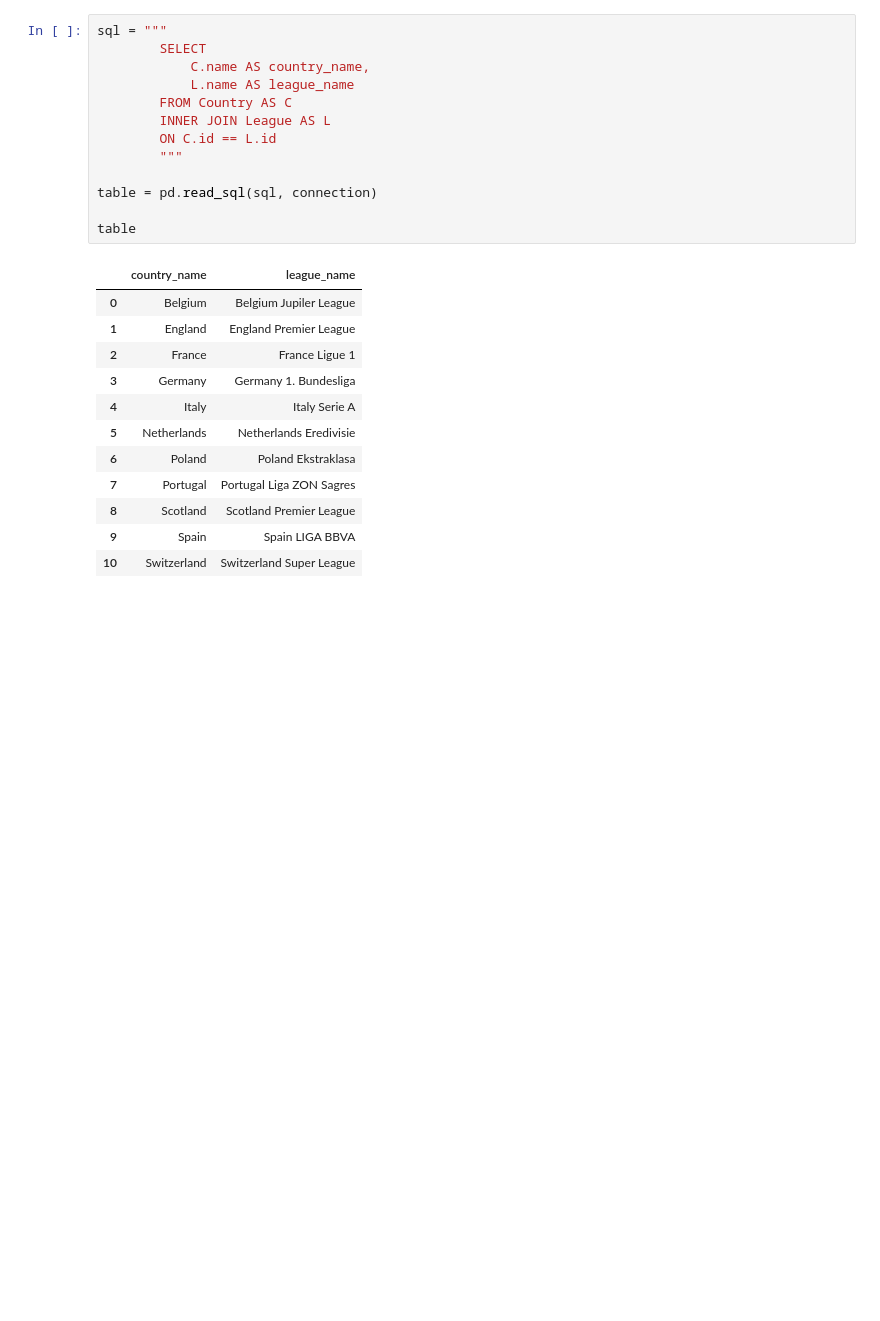
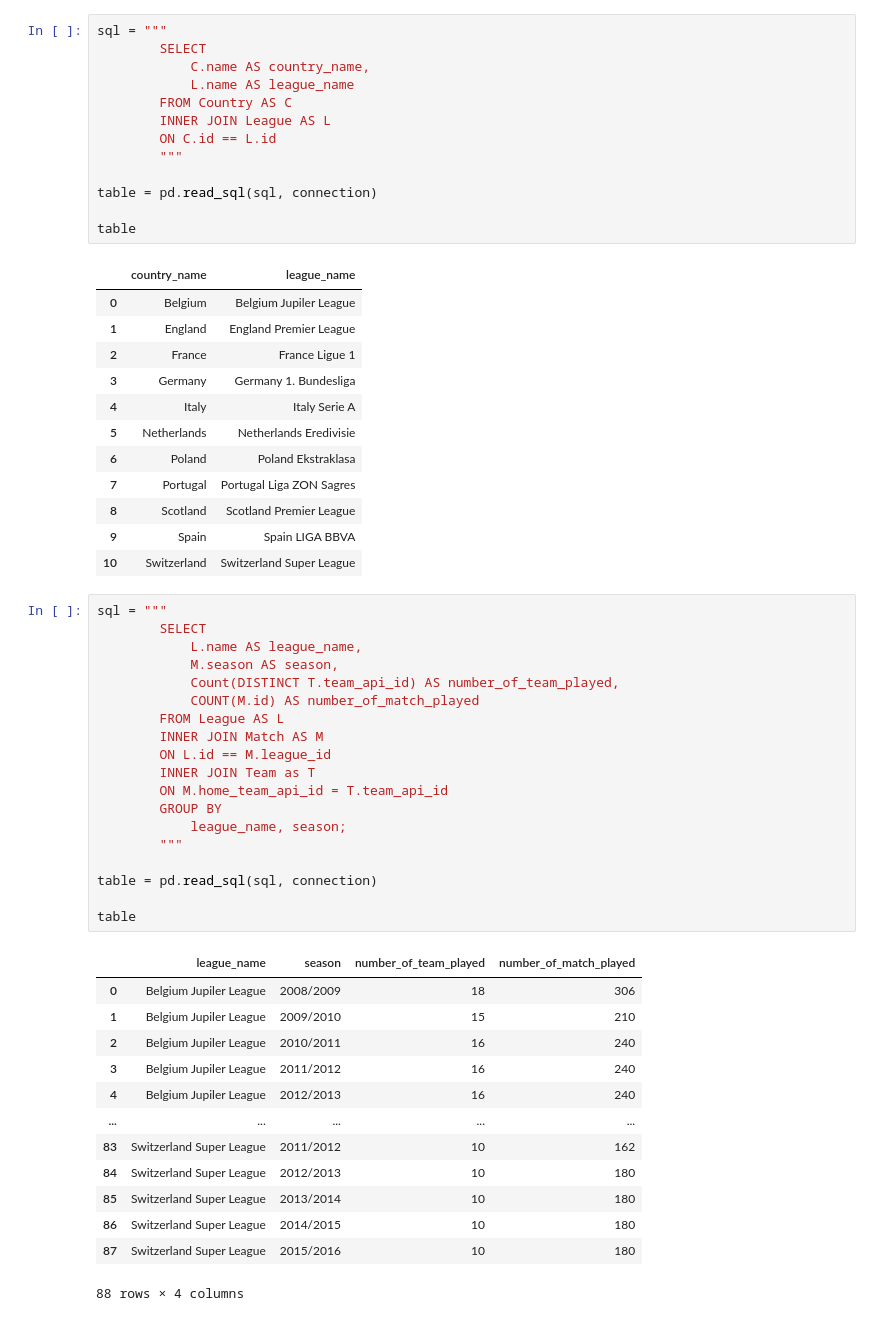
Before and after one commit to chiranjivsethi/Europian_Soccer_Analysis, a Jupyter notebook: analysis.ipynb, the cells around one changed output. Cells and saved outputs as stored; diff of their text form; blank space fills up the shorter version.

```diff
--- a/analysis.ipynb
+++ b/analysis.ipynb
@@ -58,3 +60,36 @@ table
 | 8 | Scotland | Scotland Premier League |
 | 9 | Spain | Spain LIGA BBVA |
 | 10 | Switzerland | Switzerland Super League |
+# %%
+sql = """
+        SELECT
+            L.name AS league_name,
+            M.season AS season,
+            Count(DISTINCT T.team_api_id) AS number_of_team_played,
+            COUNT(M.id) AS number_of_match_played
+        FROM League AS L
+        INNER JOIN Match AS M
+        ON L.id == M.league_id
+        INNER JOIN Team as T
+        ON M.home_team_api_id = T.team_api_id
+        GROUP BY
+            league_name, season;
+        """
+
+table = pd.read_sql(sql, connection)
+
+table
+# %% [output]
+|  | league_name | season | number_of_team_played | number_of_match_played |
+| 0 | Belgium Jupiler League | 2008/2009 | 18 | 306 |
+| 1 | Belgium Jupiler League | 2009/2010 | 15 | 210 |
+| 2 | Belgium Jupiler League | 2010/2011 | 16 | 240 |
+| 3 | Belgium Jupiler League | 2011/2012 | 16 | 240 |
+| 4 | Belgium Jupiler League | 2012/2013 | 16 | 240 |
+| ... | ... | ... | ... | ... |
+| 83 | Switzerland Super League | 2011/2012 | 10 | 162 |
+| 84 | Switzerland Super League | 2012/2013 | 10 | 180 |
+| 85 | Switzerland Super League | 2013/2014 | 10 | 180 |
+| 86 | Switzerland Super League | 2014/2015 | 10 | 180 |
+| 87 | Switzerland Super League | 2015/2016 | 10 | 180 |
+88 rows × 4 columns
```
Also changed, not shown: parts of 2 cells of this notebook.
